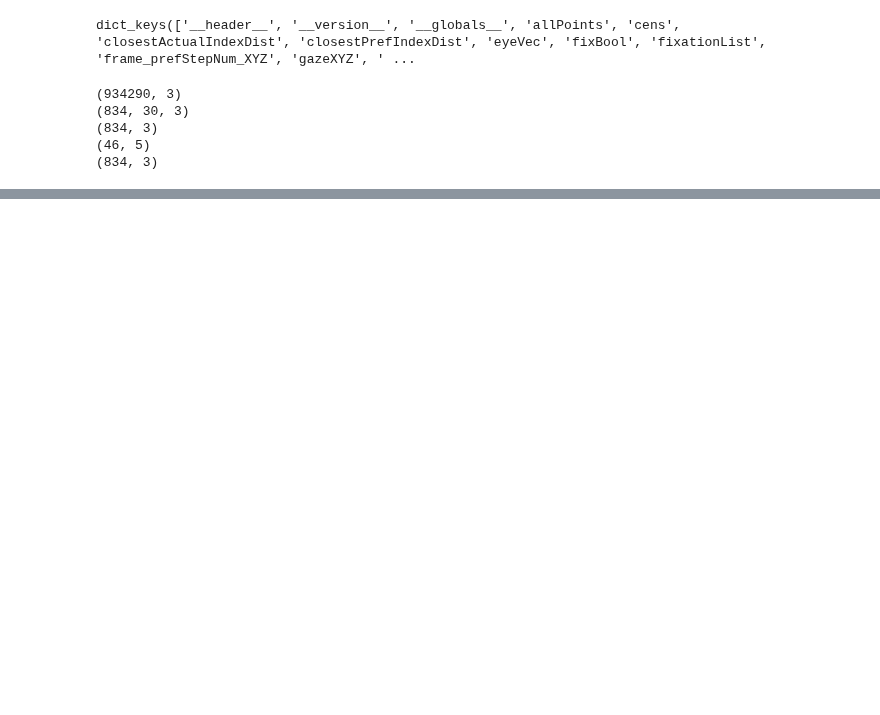
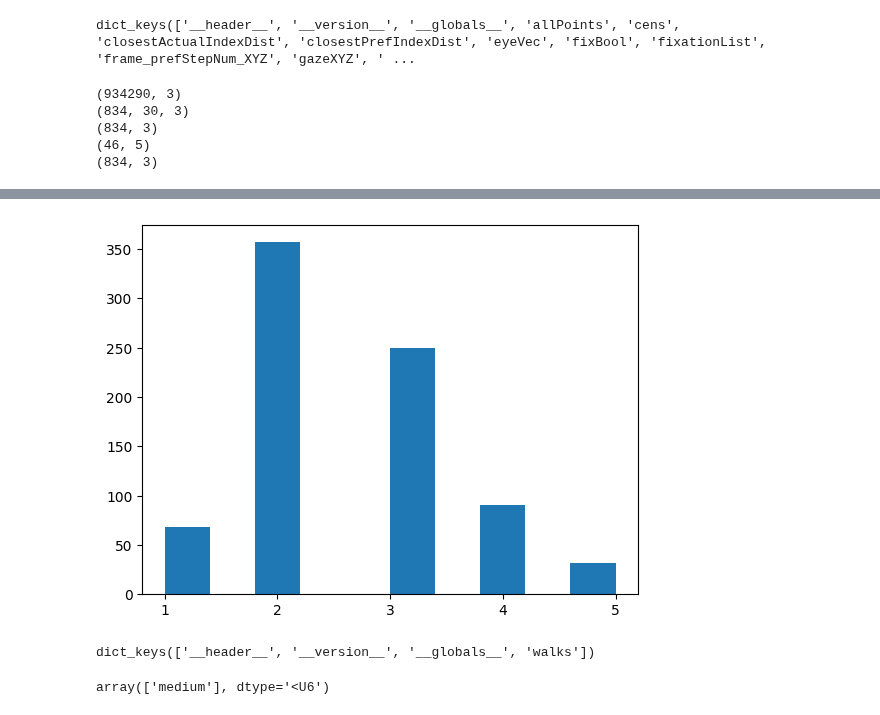
Before and after one commit to BonnenLab/visualize-skelly-laser-environment, a Jupyter notebook: getting-started.ipynb, the cells around one changed output, grey strips where cells are left out. Drawn from its saved outputs; the diff is of its cells as text; code cells hidden in the pictures; blank space fills up the shorter version.

```diff
--- a/getting-started.ipynb
+++ b/getting-started.ipynb
@@ -139,0 +158,4 @@ array([ 17.,  35.,  51.,  67.,  85., 101., 118., 133., 148., 164., 179.,
+# %%
+rel_foothold_fixation = [x for x in rel_foothold_fixation if x > 0 and np.abs(x) <= 5]
+rel_foothold_fixation = np.array(rel_foothold_fixation)
+rel_foothold_fixation.T
@@ -139,0 +180,15 @@ array([ 17.,  35.,  51.,  67.,  85., 101., 118., 133., 148., 164., 179.,
+# %%
+plt.hist(rel_foothold_fixation)
+plt.xticks(np.arange(1,6,1))
+plt.show()
+# %% [output]
+[figure, added]
+# %%
+s3= sio.loadmat('/N/project/berkeley_walking/BerkeleyData/2018-04-05-S03/OutputFiles/walkType.mat')
+s3.keys()
+# %% [output]
+dict_keys(['__header__', '__version__', '__globals__', 'walks'])
+# %%
+s3['walks'][0][17]
+# %% [output]
+array(['medium'], dtype='<U6')
```
Also changed, not shown: parts of 27 cells of this notebook.
